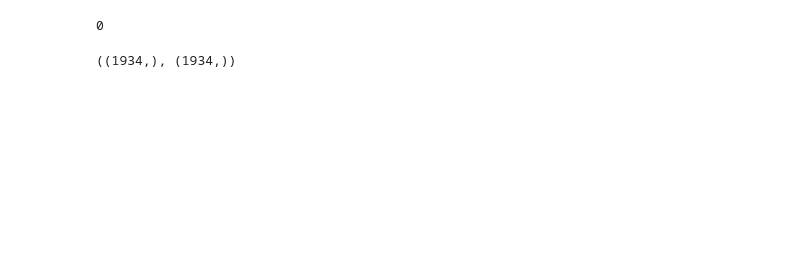
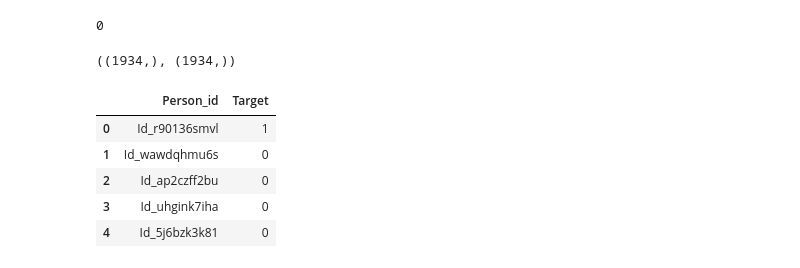
Before and after one commit to kibambe-0167/zindi-piyipc, a Jupyter notebook: zindi_piyipc_gcolab.ipynb, the cells around one changed output. Saved outputs shown, nothing was run; the diff lists cells and outputs as text; code cells hidden in the pictures; blank space fills up the shorter version.

```diff
--- a/zindi_piyipc_gcolab.ipynb
+++ b/zindi_piyipc_gcolab.ipynb
@@ -284,6 +287,14 @@ test_unclean_df['Person_id'].shape, predictions.shape
 # %% [output]
 ((1934,), (1934,))
 # %%
-df_submission = pd.DataFrame({"Person_id": test_unclean_df["Person_id"], "Target": predictions.astype(int)})
+df_submission = pd.DataFrame({"Person_id": person_ids_df["Person_id"], "Target": predictions.astype(int)})
+df_submission.head()
+# %% [output]
+|  | Person_id | Target |
+| 0 | Id_r90136smvl | 1 |
+| 1 | Id_wawdqhmu6s | 0 |
+| 2 | Id_ap2czff2bu | 0 |
+| 3 | Id_uhgink7iha | 0 |
+| 4 | Id_5j6bzk3k81 | 0 |
 # %%
 df_submission.to_csv("submission.csv", index=False)
```
Also changed, not shown: parts of 5 cells of this notebook.
